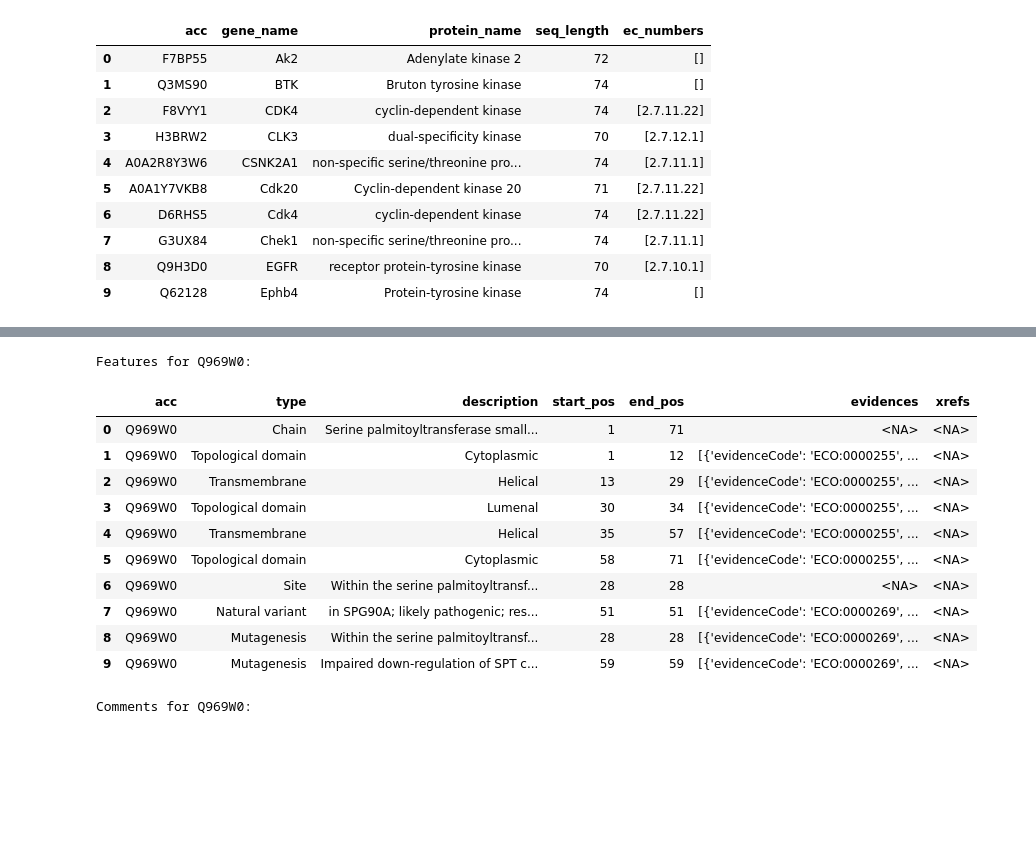
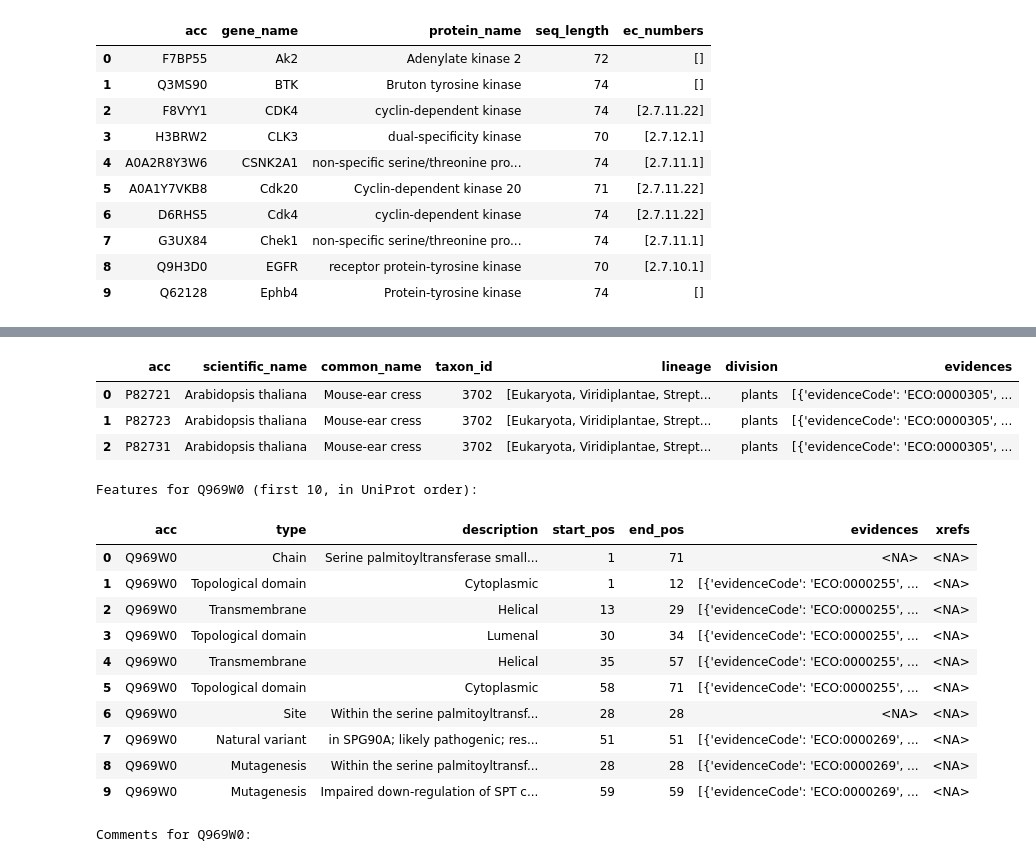
Before and after one commit to ebi-uniprot/uniprot-parquet, a Jupyter notebook: demo/demo.ipynb, the cells around one changed output, grey strips where cells are left out. Drawn from its saved outputs; the diff is of its cells as text; code cells hidden in the pictures; blank space fills up the shorter version.

```diff
--- a/demo/demo.ipynb
+++ b/demo/demo.ipynb
@@ -1135,27 +1114,48 @@ con.sql("""
+# %%
+# Organism: the source column as UniProt ships it, next to the shortcuts built from it
+con.sql("""
+    SELECT
+        accession,
+        organism_name,
+        organism_id,
+        division,
+        organism.commonName AS common_name,
+        organism.lineage    AS lineage,
+        organism.evidences  AS evidences
+    FROM entries
+    WHERE organism.evidences IS NOT NULL
+    LIMIT 3
+""").df()
+# %% [output]
+|  | acc | scientific_name | common_name | taxon_id | lineage | division | evidences |
+| 0 | P82721 | Arabidopsis thaliana | Mouse-ear cress | 3702 | [Eukaryota, Viridiplantae, Strept... | plants | [{'evidenceCode': 'ECO:0000305', ... |
+| 1 | P82723 | Arabidopsis thaliana | Mouse-ear cress | 3702 | [Eukaryota, Viridiplantae, Strept... | plants | [{'evidenceCode': 'ECO:0000305', ... |
+| 2 | P82731 | Arabidopsis thaliana | Mouse-ear cress | 3702 | [Eukaryota, Viridiplantae, Strept... | plants | [{'evidenceCode': 'ECO:0000305', ... |
 # %%
-# Feature residual struct: full evidences (with source/id), featureCrossReferences, ligand, ligandPart
+# Feature source columns: full evidences (with source/id), featureCrossReferences, ligand, ligandPart
 # Pick the entry with the most features
 feat_acc = con.sql("""
-    SELECT acc FROM entries
+    SELECT accession FROM entries
     WHERE reviewed = true
     ORDER BY feature_count DESC LIMIT 1
 """).fetchone()[0]
-print(f"Features for {feat_acc}:")
+print(f"Features for {feat_acc} (first 10, in UniProt order):")
 con.sql(f"""
     SELECT
-        acc,
+        accession,
         type,
         description,
         start_pos,
         end_pos,
-        feature_residual.evidences AS evidences,
-        feature_residual.featureCrossReferences AS xrefs
+        evidences,
+        featureCrossReferences AS xrefs
     FROM features
-    WHERE acc = '{feat_acc}'
+    WHERE accession = '{feat_acc}'
+    ORDER BY feature_index
     LIMIT 10
 """).df()
 # %% [output]
-Features for Q969W0:
+Features for Q969W0 (first 10, in UniProt order):
 |  | acc | type | description | start_pos | end_pos | evidences | xrefs |
 | 0 | Q969W0 | Chain | Serine palmitoyltransferase small... | 1 | 71 | <NA> | <NA> |
 | 1 | Q969W0 | Topological domain | Cytoplasmic | 1 | 12 | [{'evidenceCode': 'ECO:0000255', ... | <NA> |
```
Also changed, not shown: parts of 40 cells of this notebook, 47 other files.
